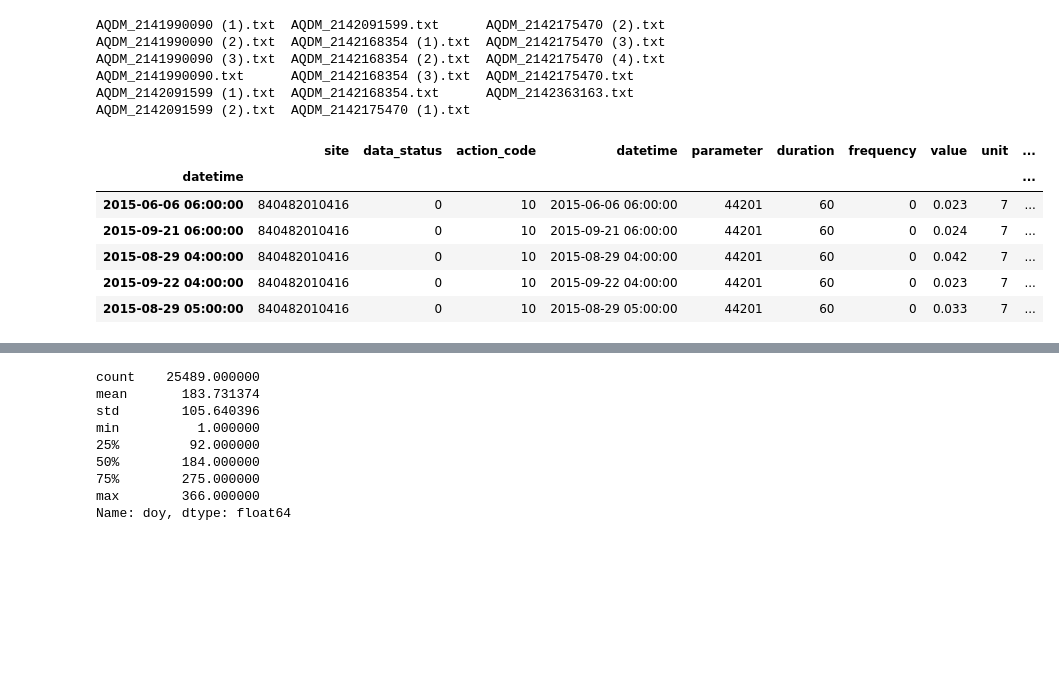
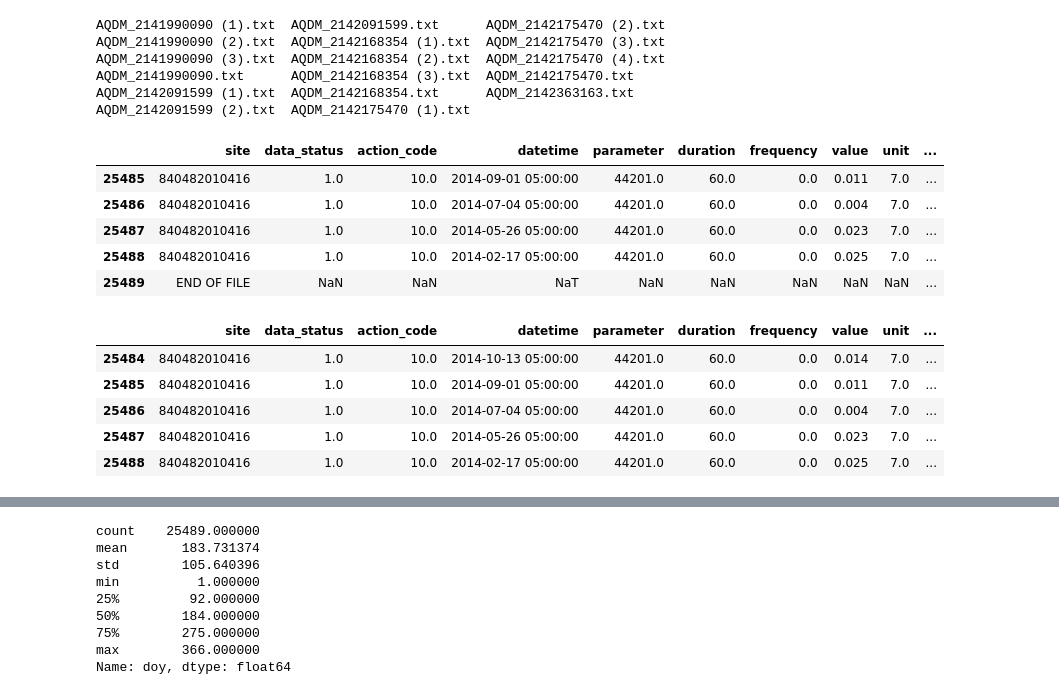
Before and after one commit to AllenDowney/AtmoChem, a Jupyter notebook: AirQualityData/el_paso.ipynb, the cells around one changed output, grey strips where cells are left out. Saved outputs shown, nothing was run; the diff lists cells and outputs as text; code cells hidden in the pictures; blank space fills up the shorter version.

```diff
--- a/AirQualityData/el_paso.ipynb
+++ b/AirQualityData/el_paso.ipynb
@@ -21,14 +22,22 @@ AQDM_2142091599 (2).txt  AQDM_2142175470 (1).txt
 # %%
 filename = 'El Paso Chamizal/AQDM_2141990090.txt'
 # %%
-df1 = pd.read_csv(filename, parse_dates=[3], skipfooter=1)
-df1.index = df1.datetime
-df1.head()
+df1 = pd.read_csv(filename, parse_dates=[3])
+df1.tail()
 # %% [output]
 |  | site | data_status | action_code | datetime | parameter | duration | frequency | value | unit | ... |
-| datetime |  |  |  |  |  |  |  |  |  | ... |
-| 2015-06-06 06:00:00 | 840482010416 | 0 | 10 | 2015-06-06 06:00:00 | 44201 | 60 | 0 | 0.023 | 7 | ... |
-| 2015-09-21 06:00:00 | 840482010416 | 0 | 10 | 2015-09-21 06:00:00 | 44201 | 60 | 0 | 0.024 | 7 | ... |
-| 2015-08-29 04:00:00 | 840482010416 | 0 | 10 | 2015-08-29 04:00:00 | 44201 | 60 | 0 | 0.042 | 7 | ... |
-| 2015-09-22 04:00:00 | 840482010416 | 0 | 10 | 2015-09-22 04:00:00 | 44201 | 60 | 0 | 0.023 | 7 | ... |
-| 2015-08-29 05:00:00 | 840482010416 | 0 | 10 | 2015-08-29 05:00:00 | 44201 | 60 | 0 | 0.033 | 7 | ... |
+| 25485 | 840482010416 | 1.0 | 10.0 | 2014-09-01 05:00:00 | 44201.0 | 60.0 | 0.0 | 0.011 | 7.0 | ... |
+| 25486 | 840482010416 | 1.0 | 10.0 | 2014-07-04 05:00:00 | 44201.0 | 60.0 | 0.0 | 0.004 | 7.0 | ... |
+| 25487 | 840482010416 | 1.0 | 10.0 | 2014-05-26 05:00:00 | 44201.0 | 60.0 | 0.0 | 0.023 | 7.0 | ... |
+| 25488 | 840482010416 | 1.0 | 10.0 | 2014-02-17 05:00:00 | 44201.0 | 60.0 | 0.0 | 0.025 | 7.0 | ... |
+| 25489 | END OF FILE | NaN | NaN | NaT | NaN | NaN | NaN | NaN | NaN | ... |
+# %%
+df1.dropna(subset=['datetime'], inplace=True)
+df1.tail()
+# %% [output]
+|  | site | data_status | action_code | datetime | parameter | duration | frequency | value | unit | ... |
+| 25484 | 840482010416 | 1.0 | 10.0 | 2014-10-13 05:00:00 | 44201.0 | 60.0 | 0.0 | 0.014 | 7.0 | ... |
+| 25485 | 840482010416 | 1.0 | 10.0 | 2014-09-01 05:00:00 | 44201.0 | 60.0 | 0.0 | 0.011 | 7.0 | ... |
+| 25486 | 840482010416 | 1.0 | 10.0 | 2014-07-04 05:00:00 | 44201.0 | 60.0 | 0.0 | 0.004 | 7.0 | ... |
+| 25487 | 840482010416 | 1.0 | 10.0 | 2014-05-26 05:00:00 | 44201.0 | 60.0 | 0.0 | 0.023 | 7.0 | ... |
+| 25488 | 840482010416 | 1.0 | 10.0 | 2014-02-17 05:00:00 | 44201.0 | 60.0 | 0.0 | 0.025 | 7.0 | ... |
```
Also changed, not shown: parts of 27 cells of this notebook.
